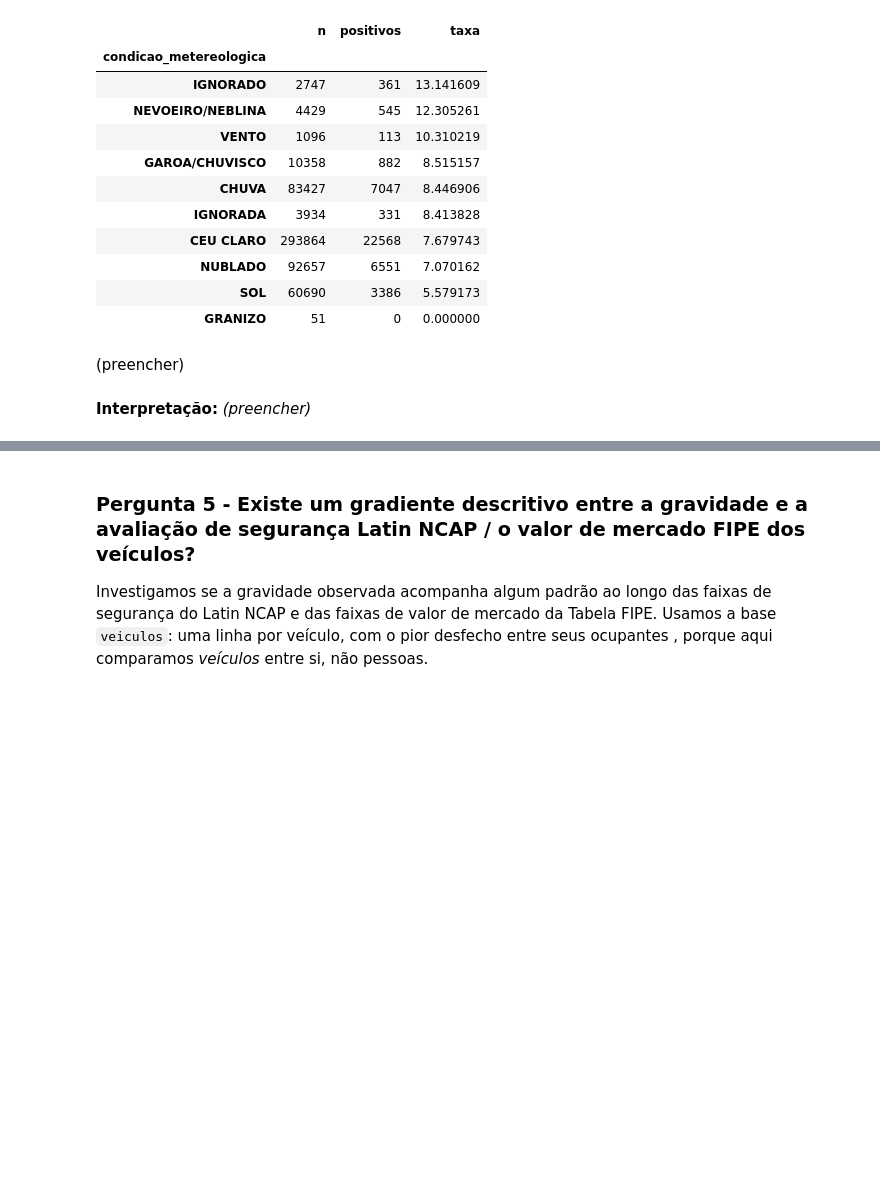
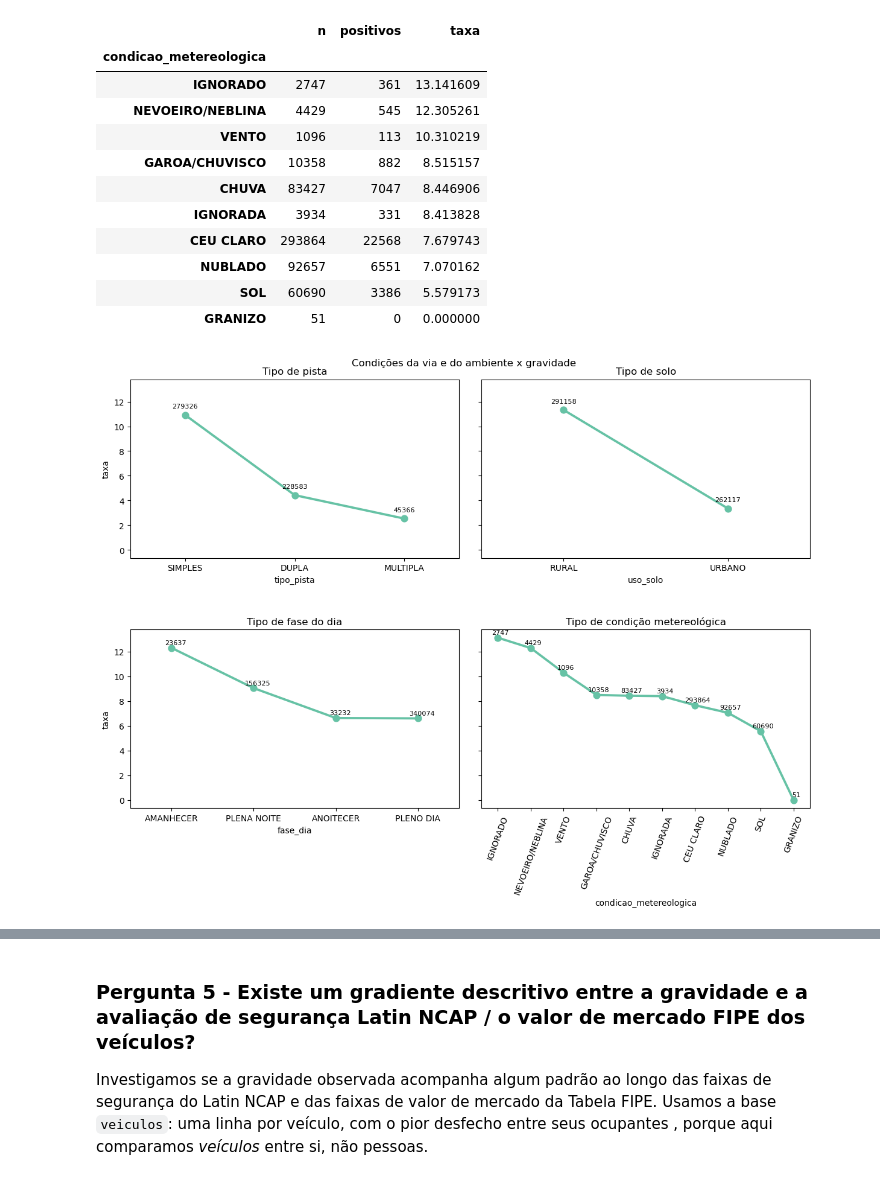
Before and after one commit to ju-caju/analise-seguranca-veicular-prf, a Jupyter notebook: notebooks/relatorio-final.ipynb, the cells around one changed output, grey strips where cells are left out. Cells and saved outputs as stored; diff of their text form; code cells hidden in the pictures; blank space fills up the shorter version.

```diff
--- a/notebooks/relatorio-final.ipynb
+++ b/notebooks/relatorio-final.ipynb
@@ -517,7 +519,39 @@ taxa_condicao_metereologica
 | NUBLADO | 92657 | 6551 | 7.070162 |
 | SOL | 60690 | 3386 | 5.579173 |
 | GRANIZO | 51 | 0 | 0.000000 |
-# %% [markdown]
-(preencher)
-# %% [markdown]
-**Interpretação:** *(preencher)*
+# %%
+fig , axes = plt.subplots(nrows=2, ncols=2, figsize=(12,8), sharey=True)
+
+fig.suptitle("Condições da via e do ambiente x gravidade")
+fig.tight_layout()
+fig.subplots_adjust(hspace=0.4)
+
+sns.pointplot(data=taxa_tipo_pista.reset_index(), x="tipo_pista", y="taxa", ax=axes[0, 0])
+axes[0, 0].set_title("Tipo de pista")
+for x, (_, linha) in enumerate(taxa_tipo_pista.iterrows()):
+    axes[0 ,0].annotate(f"{int(linha["n"])}", (x, linha["taxa"]), textcoords="offset points",
+                        xytext=(0,8), ha="center", fontsize=8)
+
+
+sns.pointplot(data=taxa_uso_solo.reset_index(), x="uso_solo", y="taxa", ax=axes[0, 1])
+axes[0, 1].set_title("Tipo de solo")
+for x, (_, linha) in enumerate(taxa_uso_solo.iterrows()):
+    axes[0 ,1].annotate(f"{int(linha["n"])}", (x, linha["taxa"]), textcoords="offset points",
+                        xytext=(0,8), ha="center", fontsize=8)
+
+
+sns.pointplot(data=taxa_fase_dia.reset_index(), x="fase_dia", y="taxa", ax=axes[1, 0])
+axes[1 , 0].set_title("Tipo de fase do dia")
+for x, (_, linha) in enumerate(taxa_fase_dia.iterrows()):
+    axes[1 ,0].annotate(f"{int(linha["n"])}", (x, linha["taxa"]), textcoords="offset points",
+                        xytext=(5,4), ha="center", fontsize=8)
+
+
+sns.pointplot(data=taxa_condicao_metereologica.reset_index(), x="condicao_metereologica", y="taxa", ax=axes[1, 1])
+axes[1, 1].set_title("Tipo de condição metereológica")
+axes[1, 1].tick_params(axis = 'x', rotation=70 )
+for x, (_, linha) in enumerate(taxa_condicao_metereologica.iterrows()):
+    axes[1 ,1].annotate(f"{int(linha["n"])}", (x, linha["taxa"]), textcoords="offset points",
+                        xytext=(3,4), ha="center", fontsize=8)
+# %% [output]
+[figure, added]
```
Also changed, not shown: parts of 4 cells of this notebook.
